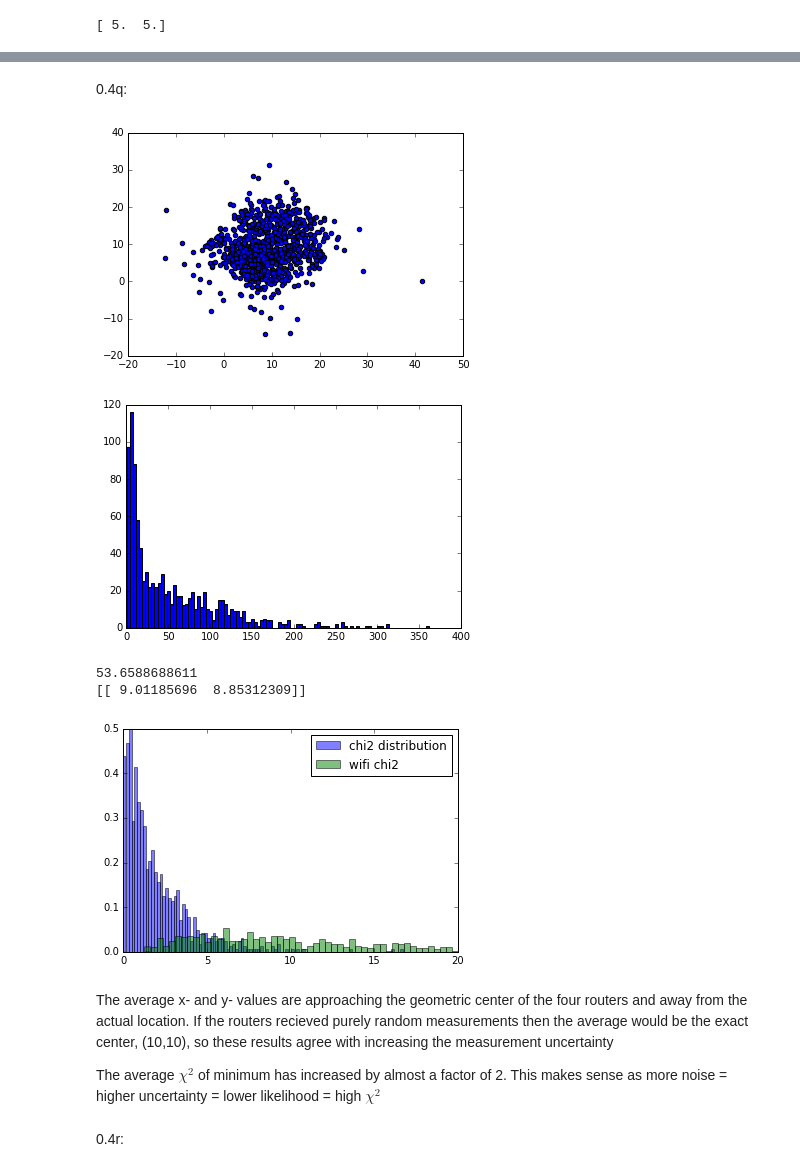
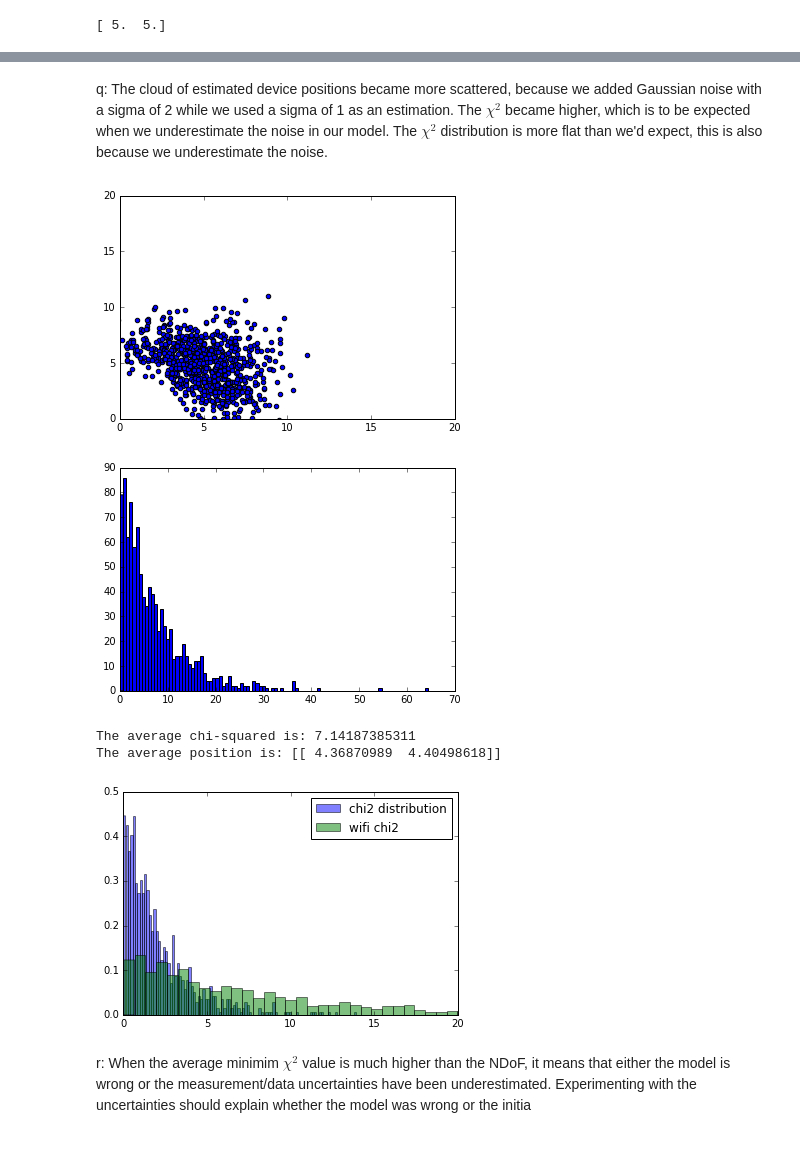
Before and after one commit to S3BASTI3N/WifiTracking, a Jupyter notebook: WifiTracking.ipynb, the cells around one changed output, grey strips where cells are left out. Saved outputs shown, nothing was run; the diff lists cells and outputs as text; code cells hidden in the pictures.

```diff
--- a/WifiTracking.ipynb
+++ b/WifiTracking.ipynb
@@ -116,5 +119,5 @@ i: **EXPLAINED RESULTS BELOW** (mean is no longer 0 due to systematic error)
 # %%
-G = 25
+G = 15
 
 sigma = 1
 expectedStrength = getExpectedStrength(20, 0, 0, 0, Z, 0)
@@ -163,17 +166,27 @@ plt.show()
 # %%
-def estimatePositionWithNoise(routers, assumedClient, actualClient, sigma, G, Pt, unc=sigma):
+def estimatePositionWithNoise(routers, assumedClient, actualClient, sigma, G, Pt, noise, unc=sigma):
     x,y,z = assumedClient
     xreal, yreal, zreal = actualClient
     Chi = 0
-    for xi,yi,zi in routers:
+    for i,[xi,yi,zi] in enumerate(routers):
         Z = zi - z
         Si = getExpectedStrength(x,y,xi,yi,Z,Pt)
-        Pri = getMeassuredStrength(xreal,yreal, xi, yi, zreal-zi, Pt, G, sigma)
+        Pri = getMeassuredStrength(xreal,yreal, xi, yi, zreal-zi, Pt, G, sigma, noise[i])
 
         Chi += math.pow(Si-Pri,2)/math.pow(unc,2)
     return Chi
 
 routers = [[0, 0, 3],[ 0, 20, 3],[20, 0, 3],[20, 20, 3]]
 actualClient = [5,5,1]
-X = np.arange(-5,16,0.1)
-Chis = [[x, estimatePositionWithNoise(routers, [x,5,1], actualClient, 1, 20, 0)] for x in X]
+X = np.arange(-5,16,1)
+noise = [np.random.normal(0, 1) for x in range(4)]
+#Chis = [[x, estimatePositionWithNoise(routers, [x,5,1], actualClient, 1, 20, 0, noise)] for x in X]
+for i in range(0,4):
+    Chis = []
+    for x in X:
+        noise = [np.random.normal(0, 1) for x in range(4)]
+        Chis.append([x, estimatePositionWithNoise(routers, [x,5,1], actualClient, 1, 20, 0, noise)])
+
+    Chis = np.matrix(Chis)
+    plt.plot(Chis[:,0],Chis[:,1])
+    plt.show()
@@ -200,15 +212,18 @@ print(minimize(g,[3,8], method='Powell').x)
 # %%
+noise = []
+
 def g2(X):
     x,y = X
     routers = [[0, 0, 3],[ 0, 20, 3],[20, 0, 3],[20, 20, 3]]
     actualClient = [5,5,1]
-    return estimatePositionWithNoise(routers, [x,y,1], actualClient, 1 ,20, 0)
+    return estimatePositionWithNoise(routers, [x,y,1], actualClient, 1 ,20, 0, noise)
 
 results = []
 Chis = []
 #print(minimize(g2,[10,10], method='Powell'))
 
 for i in range(0,1000):
+    noise = [np.random.normal(0, 1) for x in range(4)]
     randx = np.random.rand()*19
     randy = np.random.rand()*19
     minimized = minimize(g2,[randx,randy], method='Powell')
@@ -217,9 +232,11 @@ for i in range(0,1000):
 
 results = np.matrix(results)
 plt.scatter(results[:,0],results[:,1])
+plt.ylim(0,20)
+plt.xlim(0,20)
 plt.show()
 
-plt.hist(Chis, bins=100)
+plt.hist(Chis, bins=50)
 plt.show()
 
 print("Chi squared =", np.mean(Chis))
@@ -245,51 +262,52 @@ plt.show()
-# %% [markdown]
-0.4q:
+# %% [markdown]
+q: The cloud of estimated device positions became more scattered, because we added Gaussian noise with a sigma of 2 while we used a sigma of 1 as an estimation. The $\chi^{2}$ became higher, which is to be expected when we underestimate the noise in our model. The $\chi^{2}$ distribution is more flat than we'd expect, this is also because we underestimate the noise.
 # %%
+noise = []
+
 def g2(X):
     x,y = X
     routers = [[0, 0, 3],[ 0, 20, 3],[20, 0, 3],[20, 20, 3]]
     actualClient = [5,5,1]
-    return estimatePositionWithNoise(routers, [x,y,1], actualClient, 2 ,20, 0, 1)
+    return estimatePositionWithNoise(routers, [x,y,1], actualClient, 2 ,20, 0, noise, 1)
 
 results = []
 Chis = []
 #print(minimize(g2,[10,10], method='Powell'))
 
 for i in range(0,1000):
+    noise = [np.random.normal(0, 2) for x in range(4)]
     randx = np.random.rand()*19
     randy = np.random.rand()*19
     minimized = minimize(g2,[randx,randy], method='Powell')
     results.append(minimized.x)
     Chis.append(minimized.fun)
 
 results = np.matrix(results)
 plt.scatter(results[:,0],results[:,1])
+plt.xlim(0,20)
+plt.ylim(0,20)
 plt.show()
 
 plt.hist(Chis, bins=100)
 plt.show()
 
-print(np.mean(Chis))
-print(results.mean(0))
+print("The average chi-squared is:", np.mean(Chis))
+print("The average position is:", results.mean(0))
 
 plt.hist(np.random.chisquare(2,1000), alpha=0.5, bins=100,label='chi2 distribution',normed=True)
-plt.hist(Chis, bins=1000, alpha=0.5, label='wifi chi2', normed=True)
+plt.hist(Chis, bins=100, alpha=0.5, label='wifi chi2', normed=True)
 plt.xlim(0,20)
 plt.ylim(0,0.5)
 plt.legend()
 plt.show()
 # %% [output]
-[figure, old version]
+[figure, new version]
-[figure, old version]
+[figure, new version]
-53.6588688611
-[[ 9.01185696  8.85312309]]
+The average chi-squared is: 7.14187385311
+The average position is: [[ 4.36870989  4.40498618]]
-[figure, old version]
+[figure, new version]
-# %% [markdown]
-The average x- and y- values are approaching the geometric center of the four routers and away from the actual location. If the routers recieved purely random measurements then the average would be the exact center, (10,10), so these results agree with increasing the measurement uncertainty
-
-The average $\chi^{2}$ of minimum has increased by almost a factor of 2. This makes sense as more noise = higher uncertainty = lower likelihood = high $\chi^{2}$
-# %% [markdown]
-0.4r:
+# %% [markdown]
+r: When the average minimim $\chi^{2}$ value is much higher than the NDoF, it means that either the model is wrong or the measurement/data uncertainties have been underestimated. Experimenting with the uncertainties should explain whether the model was wrong or the initia
 # %%
 plt.hist(np.random.chisquare(10,1000), bins=100,label='chi2 distribution',normed=True)
 plt.show()
```
Also changed, not shown: parts of 28 cells of this notebook.
